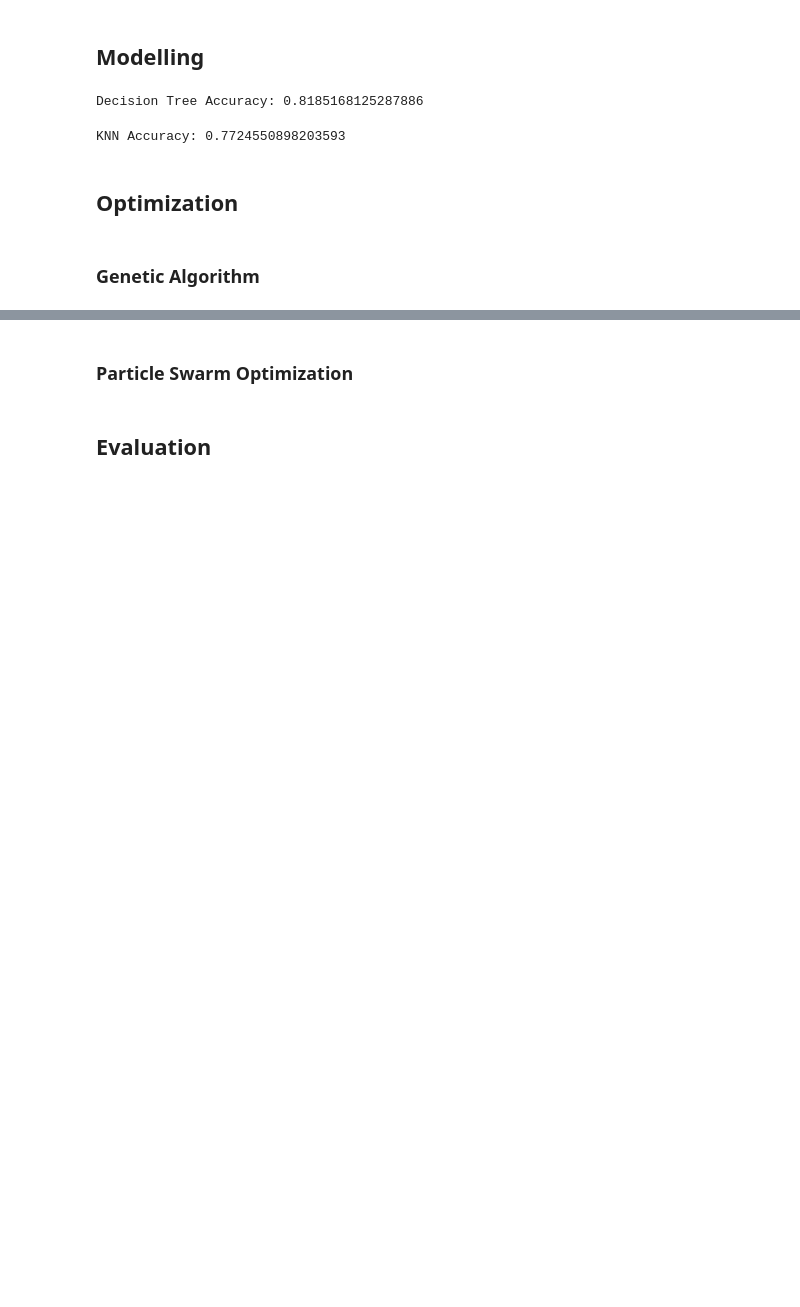
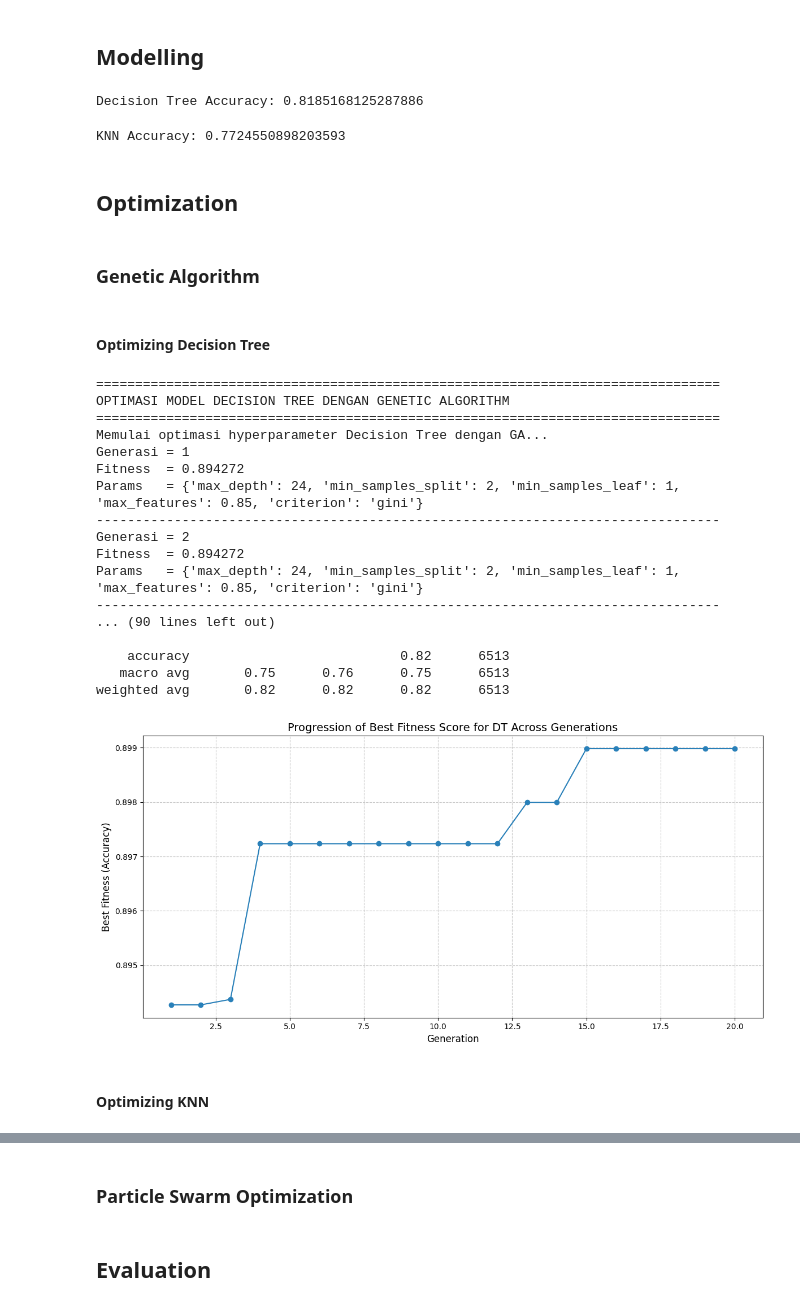
Before and after one commit to vaniaaf20/Adult-Census-Income, a Jupyter notebook: main.ipynb, the cells around one changed output, grey strips where cells are left out. Cells and saved outputs as stored; diff of their text form; code cells hidden in the pictures; blank space fills up the shorter version.

Commit message:
Hyperparameter tuning using Genetic Algorithm

```diff
--- a/main.ipynb
+++ b/main.ipynb
@@ -206,0 +419,59 @@ KNN Accuracy: 0.7724550898203593
+# %% [markdown]
+#### Optimizing Decision Tree
+# %%
+print("=" * 80)
+print("OPTIMASI MODEL DECISION TREE DENGAN GENETIC ALGORITHM")
+print("=" * 80)
+
+dt_tuner = GAHyperparameterTuner(
+    X_train=X_train_scaled,
+    y_train=y_train_balanced,
+    model_type='dt',  # Decision Tree
+    cv=3  # 3-fold cross-validation
+)
+
+# Jalankan optimasi GA untuk Decision Tree
+dt_best_params = dt_tuner.run_optimization(
+    num_generations=20,       # Jumlah generasi (bisa disesuaikan)
+    num_parents_mating=5,     # Jumlah parent untuk reproduksi
+    sol_per_pop=20,           # Ukuran populasi
+    mutation_probability=0.15 # Probabilitas mutasi
+)
+
+# Dapatkan model DT terbaik hasil optimasi GA
+dt_best_model = dt_tuner.get_best_model()
+
+# Evaluasi model pada data validasi
+y_pred_dt_ga = dt_best_model.predict(X_val_scaled)
+dt_ga_accuracy = accuracy_score(y_val, y_pred_dt_ga)
+
+print("\nHasil evaluasi Decision Tree dengan hyperparameter optimal dari GA:")
+print(f"Accuracy: {dt_ga_accuracy:.4f}")
+print("\nClassification Report:")
+print(classification_report(y_val, y_pred_dt_ga, target_names=target_le.classes_))
+
+# Plot riwayat fitness
+dt_plot = dt_tuner.plot_fitness_history()
+dt_plot.savefig('dt_ga_fitness_history.png', dpi=300, bbox_inches='tight')
+dt_plot.show()
+# %% [output]
+================================================================================
+OPTIMASI MODEL DECISION TREE DENGAN GENETIC ALGORITHM
+================================================================================
+Memulai optimasi hyperparameter Decision Tree dengan GA...
+Generasi = 1
+Fitness  = 0.894272
+Params   = {'max_depth': 24, 'min_samples_split': 2, 'min_samples_leaf': 1, 'max_features': 0.85, 'criterion': 'gini'}
+--------------------------------------------------------------------------------
+Generasi = 2
+Fitness  = 0.894272
+Params   = {'max_depth': 24, 'min_samples_split': 2, 'min_samples_leaf': 1, 'max_features': 0.85, 'criterion': 'gini'}
+--------------------------------------------------------------------------------
+... (90 lines left out)
+
+    accuracy                           0.82      6513
+   macro avg       0.75      0.76      0.75      6513
+weighted avg       0.82      0.82      0.82      6513
+[figure, added]
+# %% [markdown]
+#### Optimizing KNN
```
Also changed, not shown: parts of 5 cells of this notebook.
